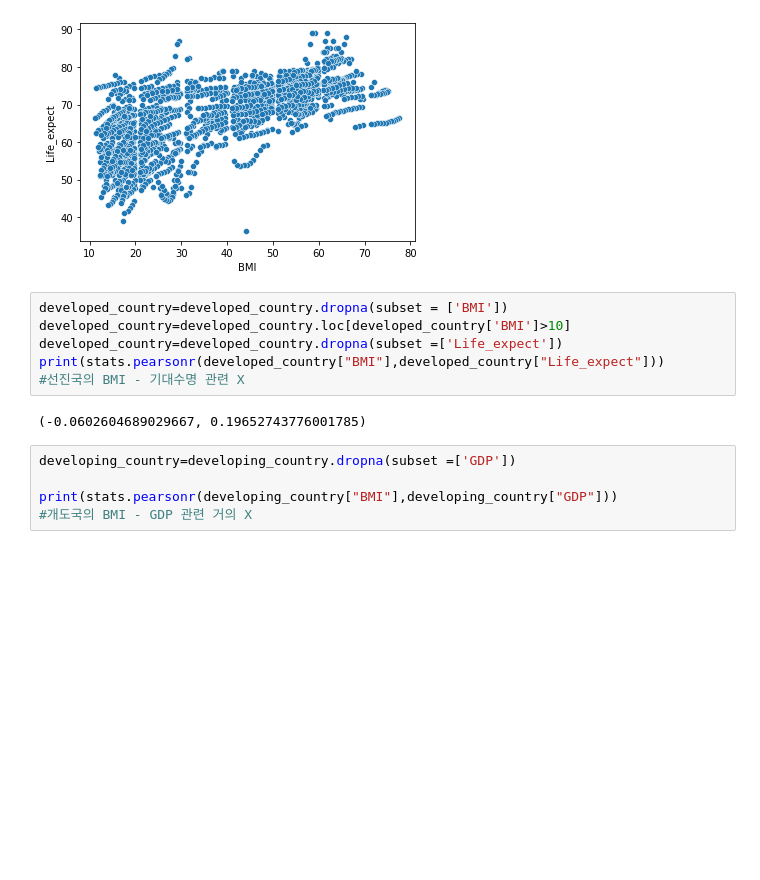
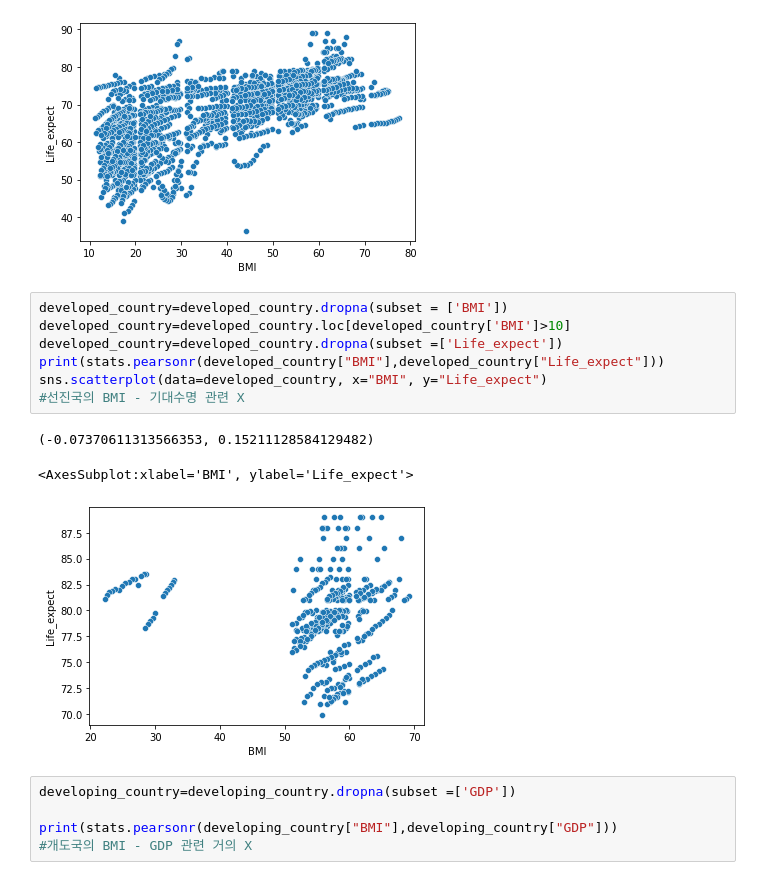
Before and after one commit to doraemon49/SDA-22-2, a Jupyter notebook: Life.ipynb, the cells around one changed output. Saved outputs shown, nothing was run; the diff lists cells and outputs as text; blank space fills up the shorter version.

```diff
--- a/Life.ipynb
+++ b/Life.ipynb
@@ -1016,11 +1037,14 @@ sns.scatterplot(data=developing_country, x="BMI", y="Life_expect")
 # %%
 developed_country=developed_country.dropna(subset = ['BMI'])
 developed_country=developed_country.loc[developed_country['BMI']>10]
 developed_country=developed_country.dropna(subset =['Life_expect'])
 print(stats.pearsonr(developed_country["BMI"],developed_country["Life_expect"]))
+sns.scatterplot(data=developed_country, x="BMI", y="Life_expect")
 #선진국의 BMI - 기대수명 관련 X
 # %% [output]
-(-0.0602604689029667, 0.19652743776001785)
+(-0.07370611313566353, 0.15211128584129482)
+<AxesSubplot:xlabel='BMI', ylabel='Life_expect'>
+[figure, added]
 # %%
 developing_country=developing_country.dropna(subset =['GDP'])
 
```
Also changed, not shown: parts of 14 cells of this notebook.
